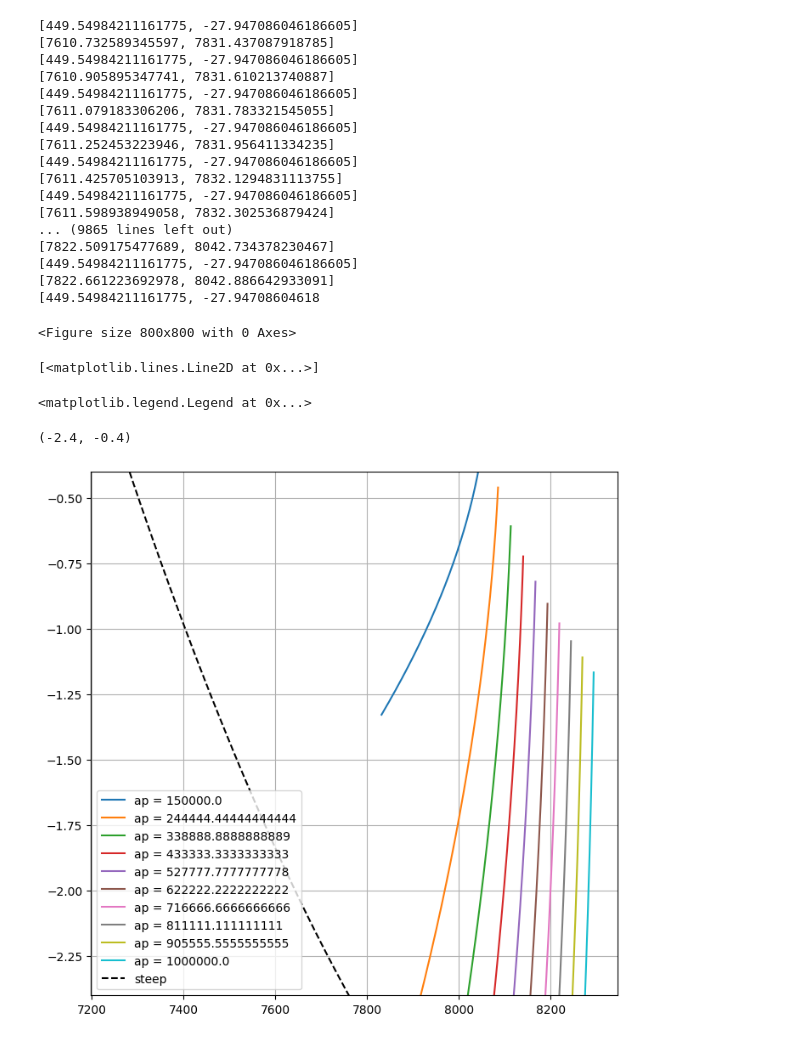
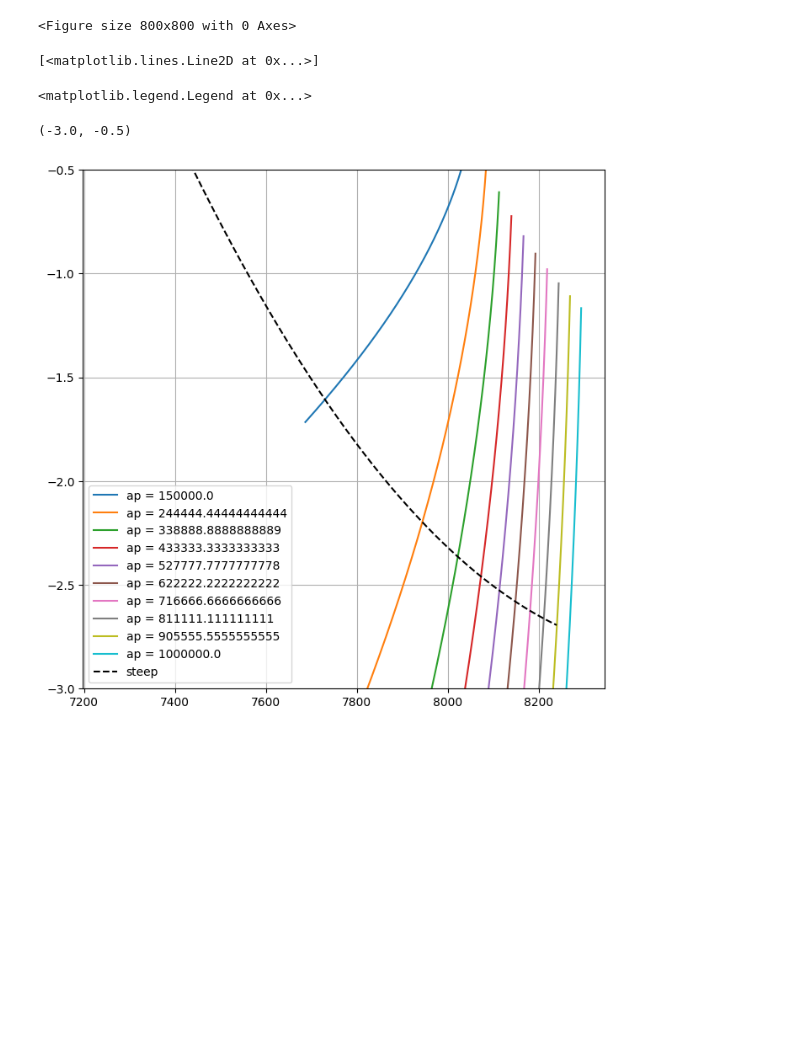
Before and after one commit to giuliodondi/kOS-Shuttle-OPS3, a Jupyter notebook: Ships/Script/Shuttle_OPS3/LOGS/shuttle_ei/steep_entry_interf.ipynb, the cells around one changed output. Saved outputs shown, nothing was run; the diff lists cells and outputs as text; code cells hidden in the pictures; blank space fills up the shorter version.

```diff
--- a/Ships/Script/Shuttle_OPS3/LOGS/shuttle_ei/steep_entry_interf.ipynb
+++ b/Ships/Script/Shuttle_OPS3/LOGS/shuttle_ei/steep_entry_interf.ipynb
@@ -96,7 +95,7 @@ def entry_interf_calc(ap, pe, incl, h):
     return [ei_ve, -ei_fpa]
 # %%
 def steep_ei_fpa(ve):
-    return 149.55 -0.035988*ve + 0.000002114297*ve**2
+    return 149.55 -0.035898*ve + 0.000002114297*ve**2
 
 def ei_range_ve(ve):
     return 3.9961 * ve - 22220
@@ -106,9 +105,9 @@ def ei_range_fpa(fpa_):
 
     return (fpa_/3 + 1.7038490566)*r_earth/1000
 # %%
+ap_range = np.linspace(150000, 1000000, 10)
 
-
-pe_range = np.arange(-600000, 100000, 500)  # Range of values for pe
+pe_range = np.arange(-1000000, 100000, 500)  # Range of values for pe
 
 
 results = []
@@ -119,58 +118,41 @@ for ap in ap_range:
     ei_fpa = []
 
     for pe in pe_range:
         result = entry_interf_calc(ap, pe, incl, entry_interf_alt)
         ei_ve.append(result[0])
         ei_fpa.append(result[1])
 
     ei_ve = np.array(ei_ve)
     ei_fpa = np.array(ei_fpa)
 
     results.append([ei_ve, ei_fpa])
 
 
 
 plt.figure(figsize=(8,8))
 for i, ap_value in enumerate(ap_range):
-
+vv
     ei_ve = results[i][0]
     ei_fpa = results[i][1]
 
     # Plot the velocities
     _ = plt.plot(ei_ve, ei_fpa, label=f"ap = {ap_value}")
 
-steep_v = np.arange(7250, 7800, 10)
+steep_v = np.arange(7250, 8250, 10)
 plt.plot(steep_v, steep_ei_fpa(steep_v), 'k--', label='steep' )
 # Add a legend
 plt.legend()
 plt.grid()
-plt.ylim([-2.4, -0.4])
+plt.ylim([-3, -0.5])
 
 # Show the plot
 plt.show()
 # %% [output]
-[449.54984211161775, -27.947086046186605]
-[7610.732589345597, 7831.437087918785]
-[449.54984211161775, -27.947086046186605]
-[7610.905895347741, 7831.610213740887]
-[449.54984211161775, -27.947086046186605]
-[7611.079183306206, 7831.783321545055]
-[449.54984211161775, -27.947086046186605]
-[7611.252453223946, 7831.956411334235]
-[449.54984211161775, -27.947086046186605]
-[7611.425705103913, 7832.1294831113755]
-[449.54984211161775, -27.947086046186605]
-[7611.598938949058, 7832.302536879424]
-... (9865 lines left out)
-[7822.509175477689, 8042.734378230467]
-[449.54984211161775, -27.947086046186605]
-[7822.661223692978, 8042.886642933091]
-[449.54984211161775, -27.94708604618
+<Figure size 800x800 with 0 Axes>
-<Figure size 800x800 with 0 Axes>
+[<matplotlib.lines.Line2D at 0x...>]
-[<matplotlib.lines.Line2D at 0x...>]
+<matplotlib.legend.Legend at 0x...>
-<matplotlib.legend.Legend at 0x...>
+(-3.0, -0.5)
-(-2.4, -0.4)
-[figure, old version]
+[figure, new version]
 # %%
 
 
```
Also changed, not shown: parts of 3 cells of this notebook, 1 other file.
